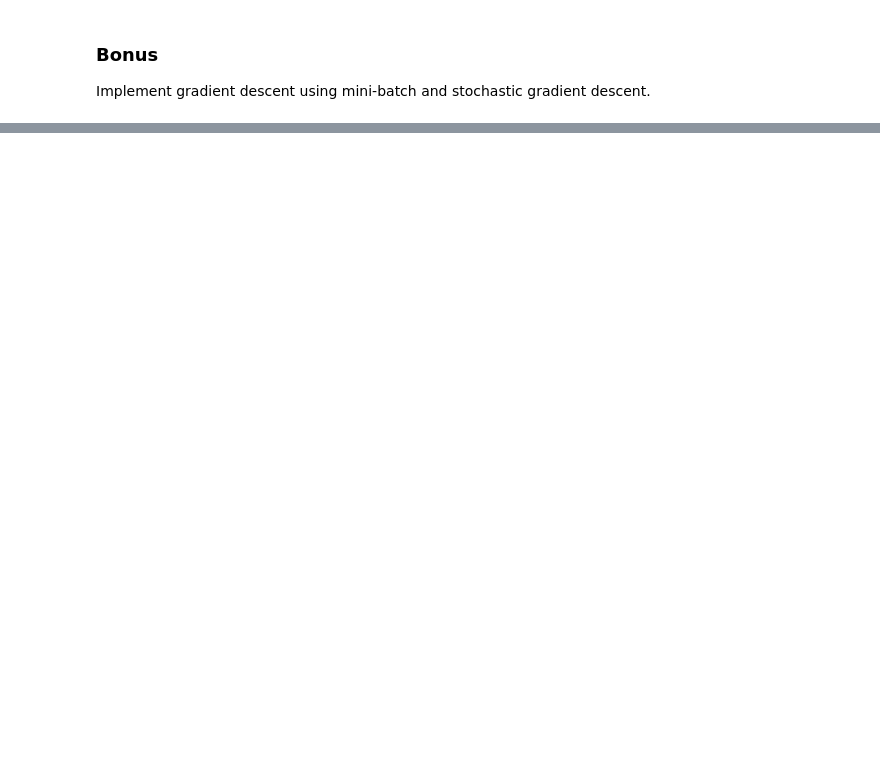
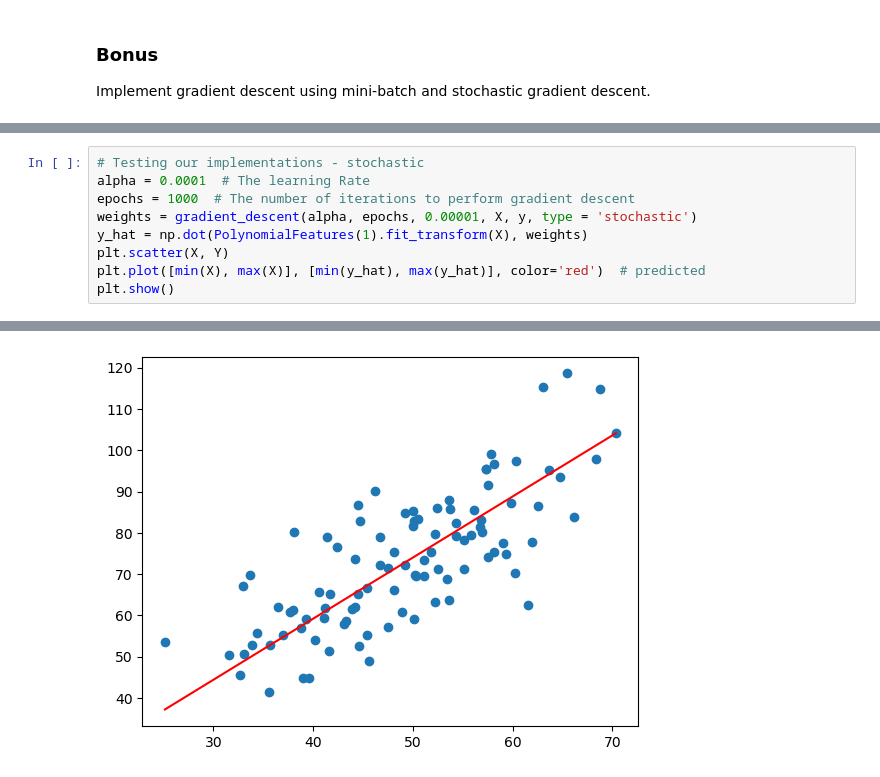
Before and after one commit to Michele2301/MALIS-projects, a Jupyter notebook: lab2/lr/lin_reg_solver.ipynb, the cells around one changed output, grey strips where cells are left out. Saved outputs shown, nothing was run; the diff lists cells and outputs as text; blank space fills up the shorter version.

```diff
--- a/lab2/lr/lin_reg_solver.ipynb
+++ b/lab2/lr/lin_reg_solver.ipynb
@@ -113,0 +296,10 @@ Implement gradient descent using mini-batch and stochastic gradient descent.
+# %%
+# Testing our implementations - stochastic
+alpha = 0.0001  # The learning Rate
+epochs = 1000  # The number of iterations to perform gradient descent
+weights = gradient_descent(alpha, epochs, 0.00001, X, y, type = 'stochastic')
+y_hat = np.dot(PolynomialFeatures(1).fit_transform(X), weights)
+plt.scatter(X, Y)
+plt.plot([min(X), max(X)], [min(y_hat), max(y_hat)], color='red')  # predicted
+plt.show()
+# %% [output]
@@ -113,0 +307 @@ Implement gradient descent using mini-batch and stochastic gradient descent.
+[figure, added]
```
Also changed, not shown: parts of 12 cells of this notebook, 1 other file.
